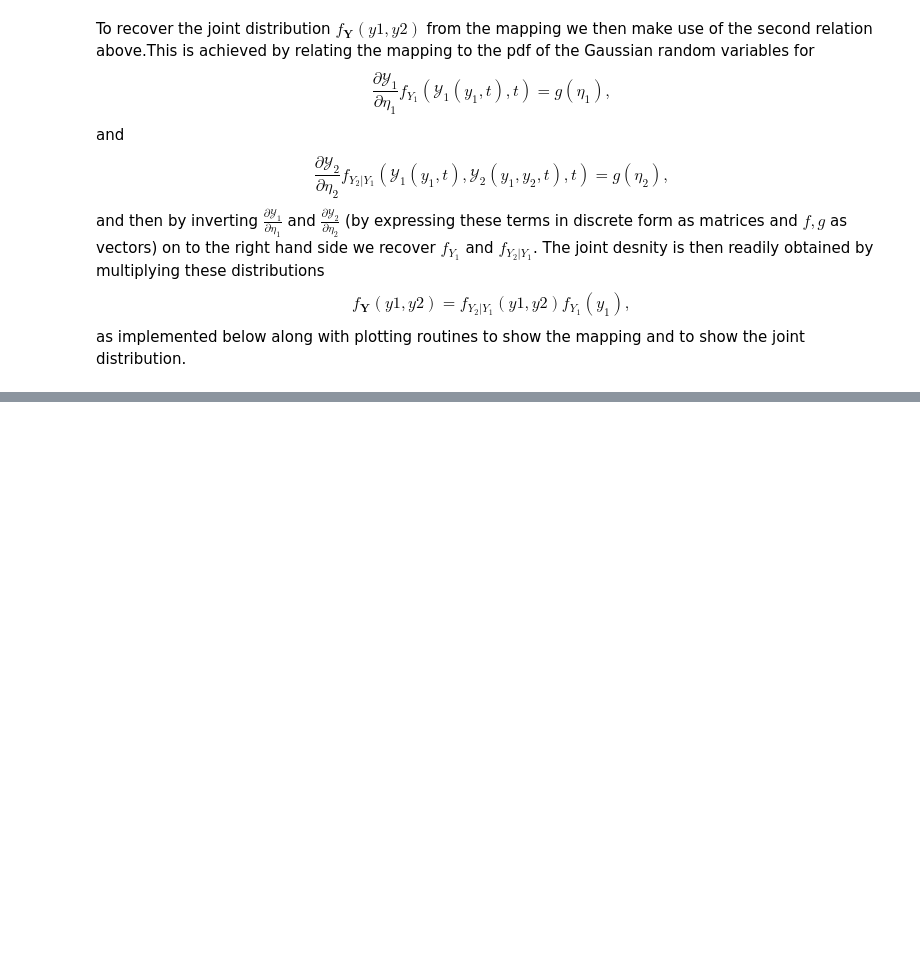
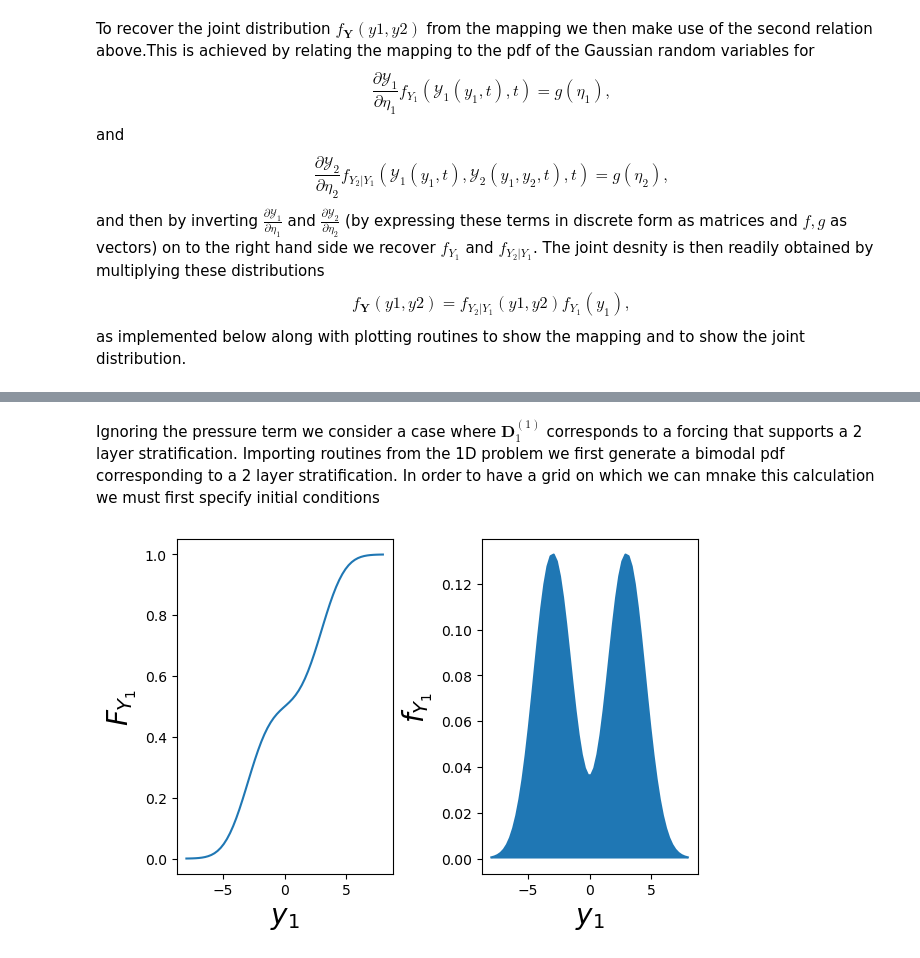
Before and after one commit to mannixp/D.strafity-mapping, a Jupyter notebook: Mapping/Part3_Mapping_2d.ipynb, the cells around one changed output, grey strips where cells are left out. Saved outputs shown, nothing was run; the diff lists cells and outputs as text; code cells hidden in the pictures; blank space fills up the shorter version.

```diff
--- a/Mapping/Part3_Mapping_2d.ipynb
+++ b/Mapping/Part3_Mapping_2d.ipynb
@@ -310,0 +386,45 @@ We then pass these initial conditions to a time-stepping routine
+# %% [markdown]
+Ignoring the pressure term we consider a case where $\mathbf{D}^{(1)}_1$ corresponds to a forcing that supports a 2 layer stratification. Importing routines from the 1D problem we first generate a bimodal pdf corresponding to a 2 layer stratification. In order to have a grid on which we can mnake this calculation we must first specify initial conditions
+# %%
+# Initial condition
+σ1 = 2
+Y1 = (erfinv(2*G(z1) - 1)*σ1*np.sqrt(2))
+
+σ2 = 4
+Y2 = (erfinv(2*G(z2_2d) - 1)*σ2*np.sqrt(2)).flatten()
+
+
+# A) Generate a PDF corresponding to a two layer stratification
+
+from Part2_Mapping_Stratification_1d import make_F_Y, make_f_Y
+
+# Location of 'interface(s)'
+loc = [-3, 3]  # Mean/height of the layer
+std = [1.5, 1.5]  # Standard deviation of the layer
+amp = [1, 1]  # Changes the maximum and minimum buoyancy of the layer
+
+# Enforce normalisation
+SUM = np.sum(amp)
+amp = [i/SUM for i in amp]
+
+F_Y1 = make_F_Y(loc, std, amp)
+f_Y1 = make_f_Y(loc, std, amp)
+
+
+# Visualise
+fig = plt.figure(figsize=(6,4),layout='constrained')
+
+ax1 = fig.add_subplot(1, 2, 1)
+ax1.plot(Y1, F_Y1(Y1))
+ax1.set_ylabel(r'$F_{Y_1}$', fontsize=20)
+ax1.set_xlabel(r'$y_1$', fontsize=20)
+
+ax2 = fig.add_subplot(1, 2, 2)
+ax2.plot(Y1, f_Y1(Y1))
+ax2.fill_between(Y1, f_Y1(Y1))
+ax2.set_ylabel(r'$f_{Y_1}$', fontsize=20)
+ax2.set_xlabel(r'$y_1$', fontsize=20)
+
+plt.show()
+# %% [output]
+[figure, added]
```
Also changed, not shown: parts of 11 cells of this notebook, 3 other files.
